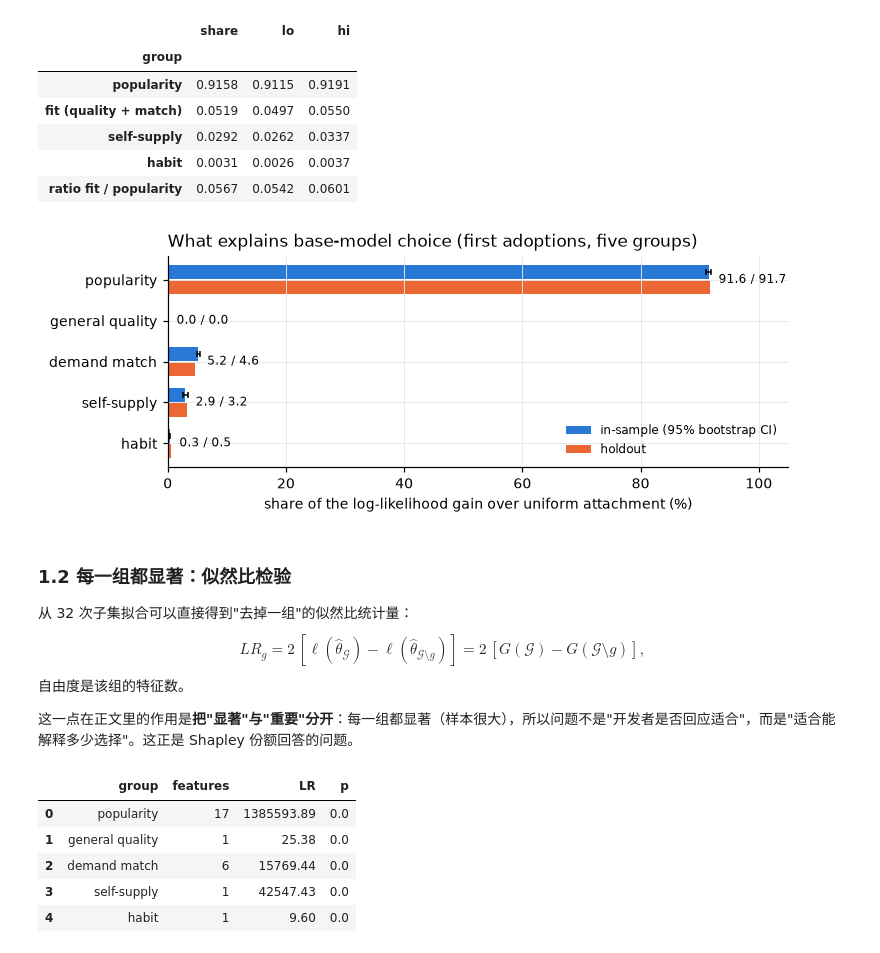
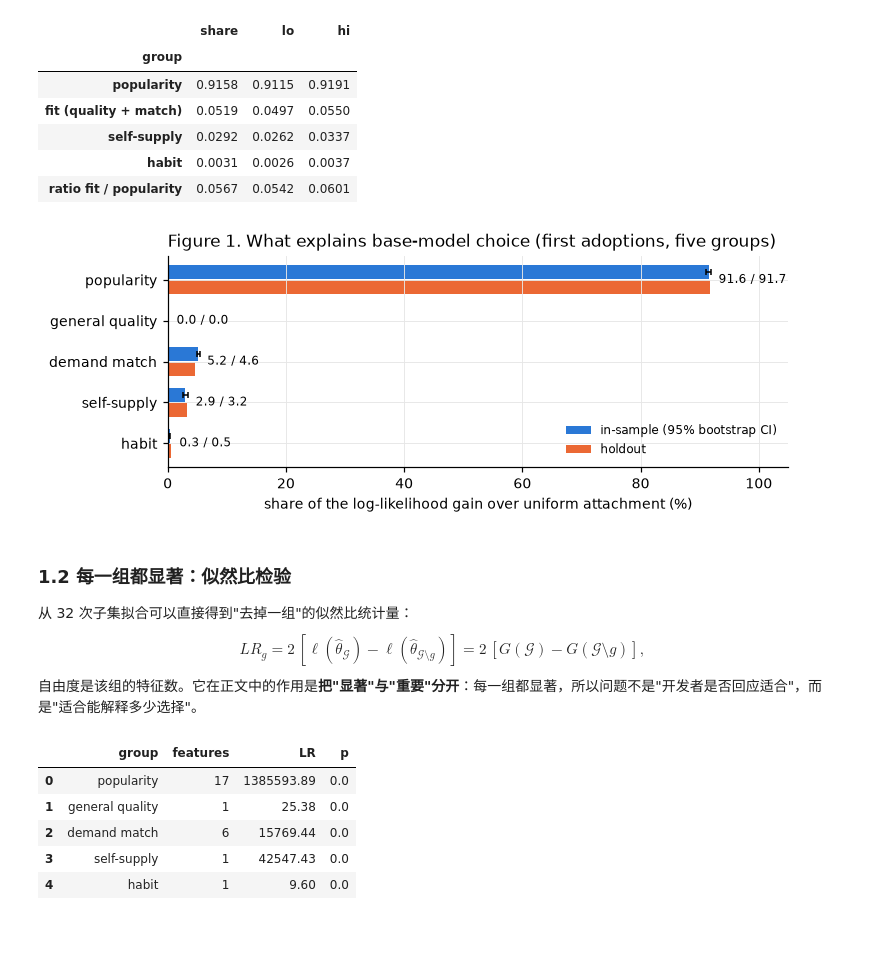
Before and after one commit to CaroVon/Model_Eco, a Jupyter notebook: notebooks/note4_results.ipynb, the cells around one changed output. Cells and saved outputs as stored; diff of their text form; code cells hidden in the pictures.

```diff
--- a/notebooks/note4_results.ipynb
+++ b/notebooks/note4_results.ipynb
@@ -119,27 +177,25 @@ show(coarse[["share", "lo", "hi"]].round(4))
 # %%
 fig, ax = plt.subplots(figsize=(7, 2.8))
 order = list(T1.index)
 y = np.arange(len(order))
 ax.barh(y - 0.18, T1["in-sample"] * 100, height=0.34, color=C[0], label="in-sample (95% bootstrap CI)")
 ax.errorbar(T1["in-sample"] * 100, y - 0.18, xerr=[(T1["in-sample"] - T1.lo) * 100, (T1.hi - T1["in-sample"]) * 100],
             fmt="none", ecolor="black", lw=1, capsize=2)
 ax.barh(y + 0.18, T1["holdout"] * 100, height=0.34, color=C[1], label="holdout")
 for i, (a, b) in enumerate(zip(T1["in-sample"], T1["holdout"])):
     ax.text(max(a, b) * 100 + 1.5, i, f"{100 * a:.1f} / {100 * b:.1f}", va="center", fontsize=8)
 ax.set_yticks(y); ax.set_yticklabels(order); ax.invert_yaxis(); ax.set_xlim(0, 105)
 ax.set_xlabel("share of the log-likelihood gain over uniform attachment (%)")
-ax.set_title("What explains base-model choice (first adoptions, five groups)", loc="left")
+ax.set_title("Figure 1. What explains base-model choice (first adoptions, five groups)", loc="left")
 ax.legend(frameon=False, fontsize=8, loc="lower right")
 plt.tight_layout(); plt.show()
 # %% [output]
-[figure, old version]
+[figure, new version]
 # %% [markdown]
 ### 1.2 每一组都显著：似然比检验
 从 32 次子集拟合可以直接得到"去掉一组"的似然比统计量：
 $$LR_g = 2\,[\ell(\hat\theta_{\mathcal G}) - \ell(\hat\theta_{\mathcal G\setminus g})] = 2\,[G(\mathcal G) - G(\mathcal G\setminus g)],$$
-自由度是该组的特征数。
-
-这一点在正文里的作用是**把"显著"与"重要"分开**：每一组都显著（样本很大），所以问题不是"开发者是否回应适合"，而是"适合能解释多少选择"。这正是 Shapley 份额回答的问题。
+自由度是该组的特征数。它在正文中的作用是**把"显著"与"重要"分开**：每一组都显著，所以问题不是"开发者是否回应适合"，而是"适合能解释多少选择"。
 # %%
 fits, groups = P5["fits"], P5["groups"]
 G = lambda S: fits[frozenset(S)]["ll"] - fits[frozenset()]["ll"]
```
Also changed, not shown: parts of 105 cells of this notebook, 1 other file.
